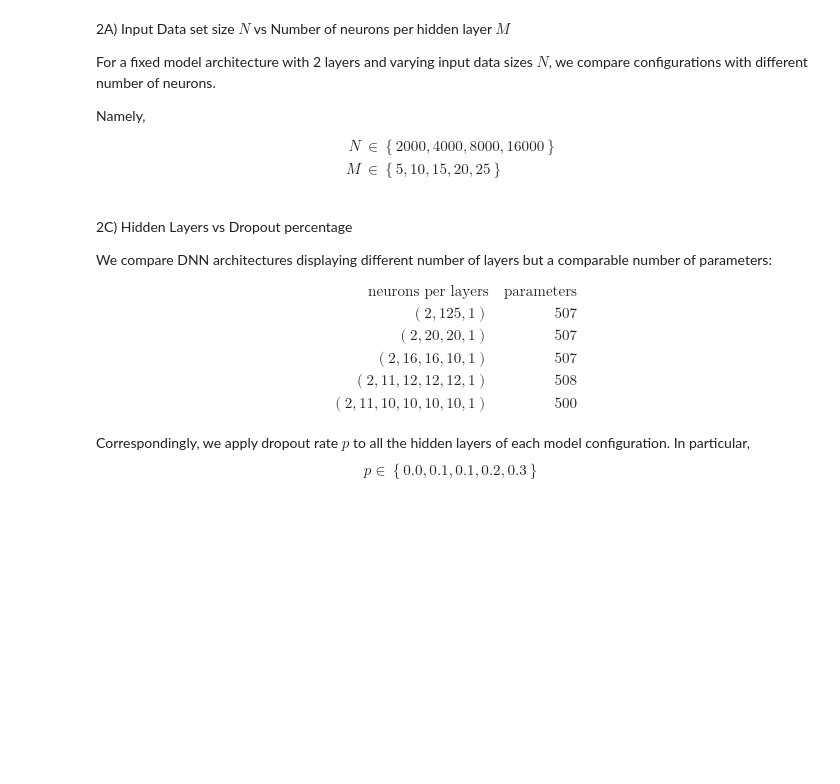
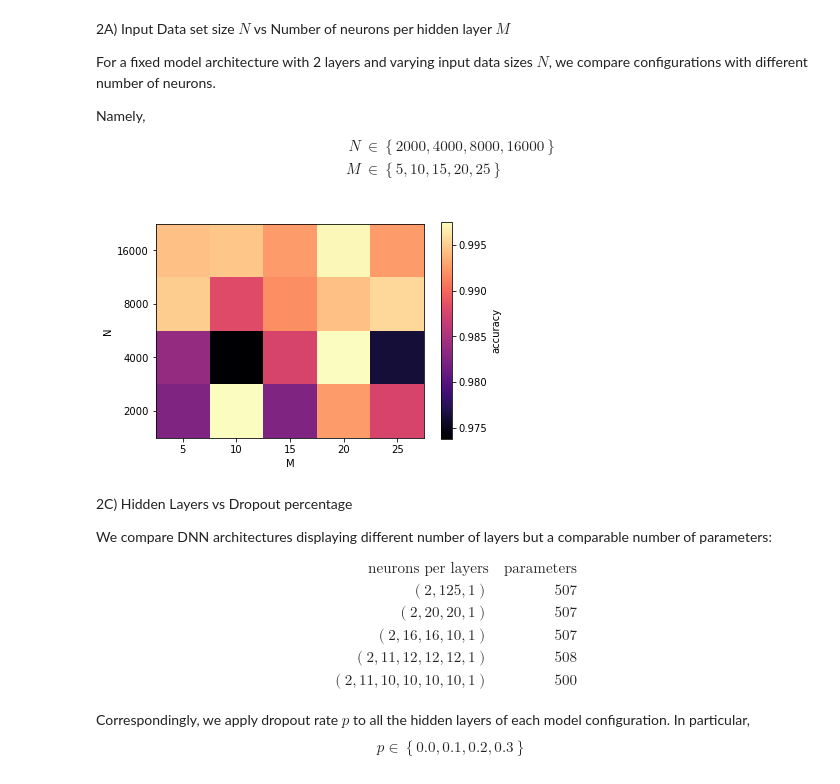
Before and after one commit to rgbmrc/ml-assign, a Jupyter notebook: notebook.ipynb, the cells around one changed output. Saved outputs shown, nothing was run; the diff lists cells and outputs as text; code cells hidden in the pictures; blank space fills up the shorter version.

```diff
--- a/notebook.ipynb
+++ b/notebook.ipynb
@@ -306,42 +308,36 @@ vals = {
 params = [
     {
         "samples": samples,
         "input": {
             "N": N,
             "rescale": 50,
             "offset": 0,
             "train_frac": 0.8,
         },
         "model": {
             "name": "model",
             "layers": [
                 tf.keras.layers.Dense(2, activation="elu"),
                 tf.keras.layers.Dense(M, activation="elu"),
                 tf.keras.layers.Dense(M, activation="elu"),
                 tf.keras.layers.Dropout(0.2),
                 tf.keras.layers.Dense(1, activation="sigmoid"),
             ],
         },
         "compile": {
             "loss": "binary_crossentropy",
             "optimizer": "adam",
             "metrics": ["accuracy"],
             "steps_per_execution": 4,
         },
         "fit": {"epochs": 500, "batch_size": 50, "verbose": 0},
     }
     for N, M in product(*vals.values())
 ]
 
-results = []
-for p in params:
-    res = train(p)
-    results.append(res["val_accuracy"])
-
-
-data = np.asarray(results)
-data = data[:, :, -1]
-avg_data = np.mean(data, axis=1).reshape(4, 5)
+fig, ax = gridplot(vals, [train(p)["val_accuracy"] for p in params])
+# %% [output]
+[figure, added]
 # %% [markdown]
 2C) Hidden Layers vs Dropout percentage
 
@@ -355,7 +351,7 @@ We compare DNN architectures displaying different number of layers but a compara
 (2,11,12,12,12,1)    && 508\\
 (2,11,10,10,10,10,1) && 500\\
 \end{align*}
-Correspondingly, we apply dropout rate $p$ to all the hidden layers of each model configuration. In particular, $$p\in \left\{0.0,0.1,0.1,0.2,0.3\right\}$$
+Correspondingly, we apply dropout rate $p$ to all the hidden layers of each model configuration. In particular, $$p\in \left\{0.0,0.1,0.2,0.3\right\}$$
 # %%
 # region [2C]: # HIDDEN LAYERS VS DROPOUT PERCENTAGE
 def gen_arch(neurons, p_drop):
```
Also changed, not shown: parts of 7 cells of this notebook.
